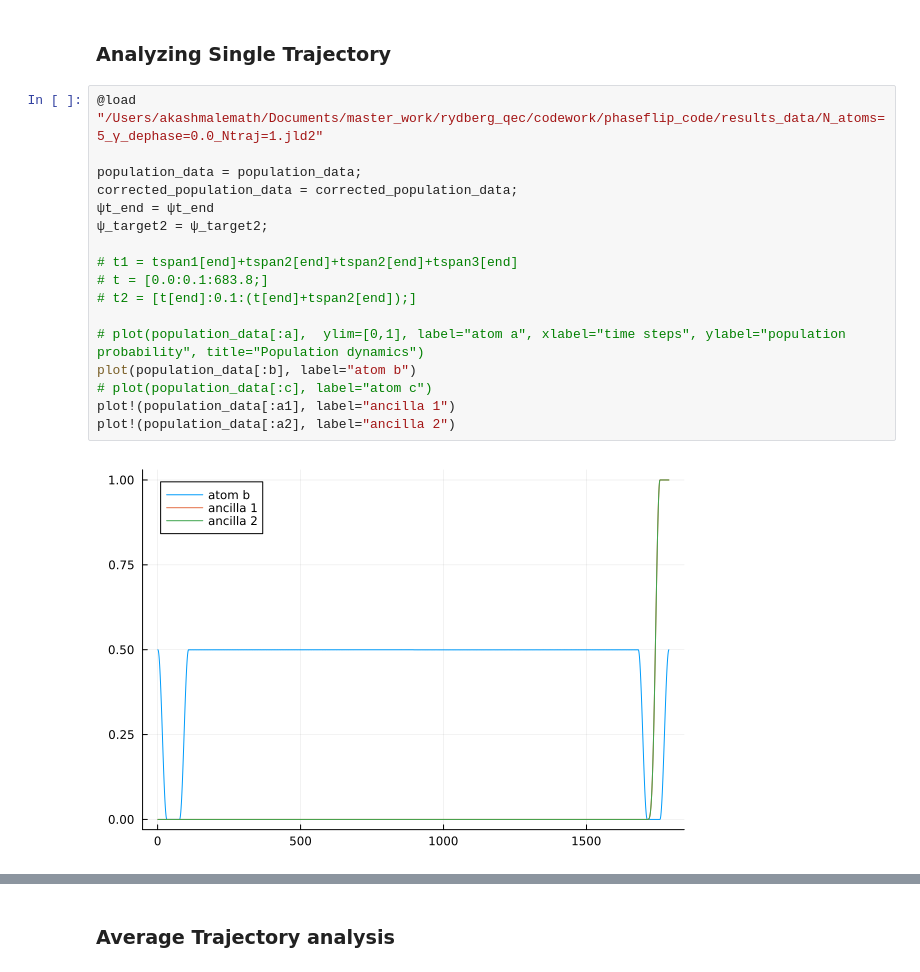
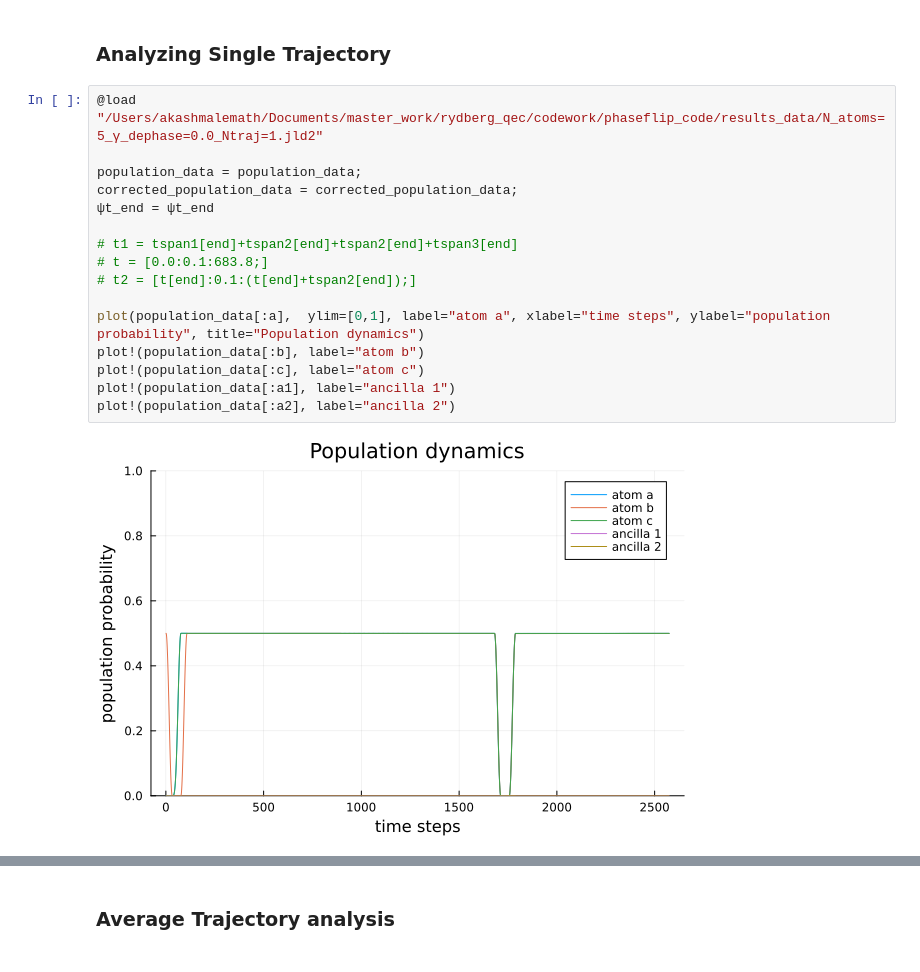
Before and after one commit to Ak-ash22/rydberg_qec, a Jupyter notebook: codework/phaseflip_code/result_analysis.ipynb, the cells around one changed output, grey strips where cells are left out. Drawn from its saved outputs; the diff is of its cells as text.

```diff
--- a/codework/phaseflip_code/result_analysis.ipynb
+++ b/codework/phaseflip_code/result_analysis.ipynb
@@ -6,22 +6,21 @@ using Plots, JLD2, LaTeXStrings, FileIO
 # %%
 @load "/Users/akashmalemath/Documents/master_work/rydberg_qec/codework/phaseflip_code/results_data/N_atoms=5_γ_dephase=0.0_Ntraj=1.jld2"
 
 population_data = population_data;
 corrected_population_data = corrected_population_data;
 ψt_end = ψt_end
-ψ_target2 = ψ_target2;
 
 # t1 = tspan1[end]+tspan2[end]+tspan2[end]+tspan3[end]
 # t = [0.0:0.1:683.8;]
 # t2 = [t[end]:0.1:(t[end]+tspan2[end]);]
 
-# plot(population_data[:a],  ylim=[0,1], label="atom a", xlabel="time steps", ylabel="population probability", title="Population dynamics")
-plot(population_data[:b], label="atom b")
-# plot(population_data[:c], label="atom c")
+plot(population_data[:a],  ylim=[0,1], label="atom a", xlabel="time steps", ylabel="population probability", title="Population dynamics")
+plot!(population_data[:b], label="atom b")
+plot!(population_data[:c], label="atom c")
 plot!(population_data[:a1], label="ancilla 1")
 plot!(population_data[:a2], label="ancilla 2")
 # %% [output]
-[figure, old version]
+[figure, new version]
 # %%
 # plot(corrected_population_data[:a],  ylim=[0,1], label="atom a", xlabel="time steps", ylabel="population probability", title="Population dynamics")
 plot(corrected_population_data[:b], label="atom b")
```
Also changed, not shown: parts of 6 cells of this notebook, 4 other files.
